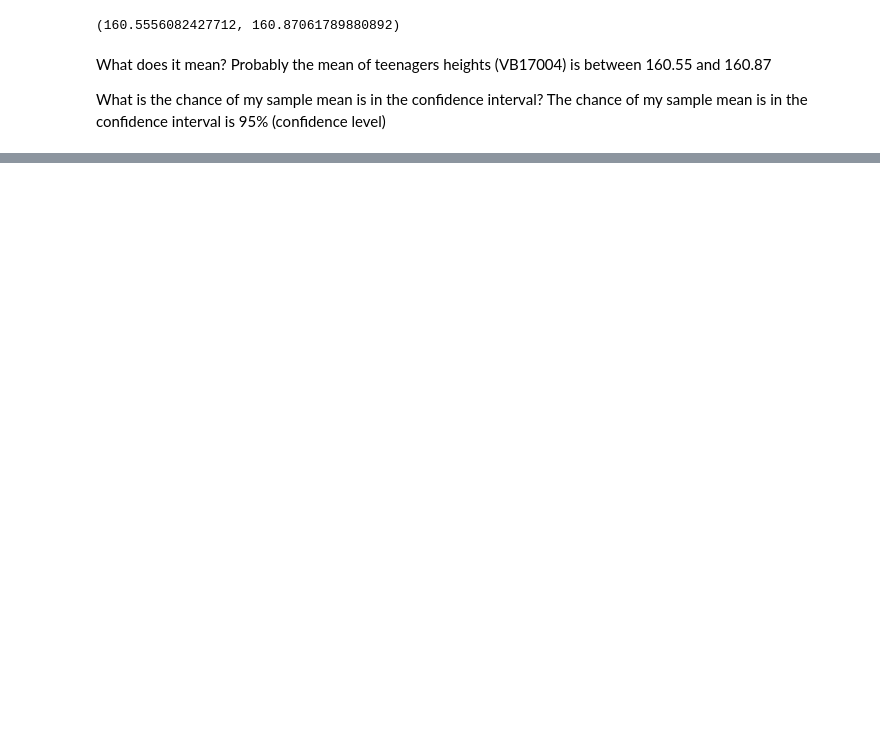
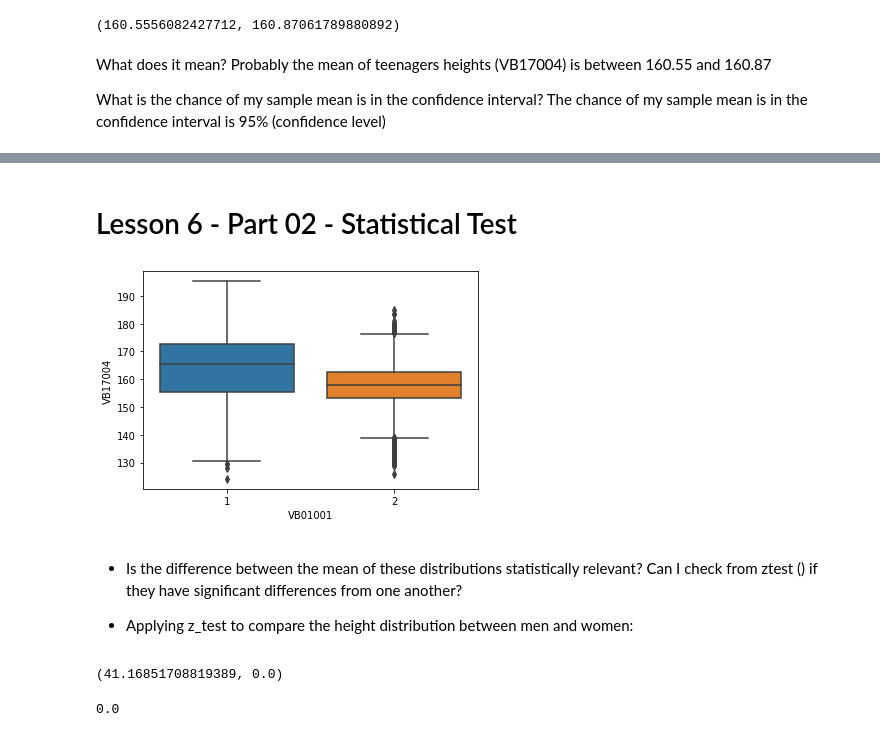
Before and after one commit to gabrielatrindade/alura-bootcamp, a Jupyter notebook: module3/pense_2015.ipynb, the cells around one changed output, grey strips where cells are left out. Drawn from its saved outputs; the diff is of its cells as text; code cells hidden in the pictures; blank space fills up the shorter version.

```diff
--- a/module3/pense_2015.ipynb
+++ b/module3/pense_2015.ipynb
@@ -1394,0 +1427,31 @@ What is the chance of my sample mean is in the confidence interval? The chance o
+# %% [markdown]
+# Lesson 6 - Part 02 - Statistical Test
+# %%
+sns.boxplot(data=pense_2015,
+            x='VB01001',
+            y='VB17004')
+
+plt.show()
+# %% [output]
+[figure, added]
+# %% [markdown]
+- Is the difference between the mean of these distributions statistically relevant? Can I check from ztest () if they have significant differences from one another?
+
+
+- Applying z_test to compare the height distribution between men and women:
+# %%
+distribution_men_height = pense_2015.query('VB01001 == 1')['VB17004']
+distribution_women_height = pense_2015.query('VB01001 == 2')['VB17004']
+
+
+ztest(distribution_men_height,
+      distribution_women_height)
+# %% [output]
+(41.16851708819389, 0.0)
+# %%
+_, p_value = ztest(distribution_men_height,
+                   distribution_women_height)
+
+p_value
+# %% [output]
+0.0
```
Also changed, not shown: parts of 35 cells of this notebook.
